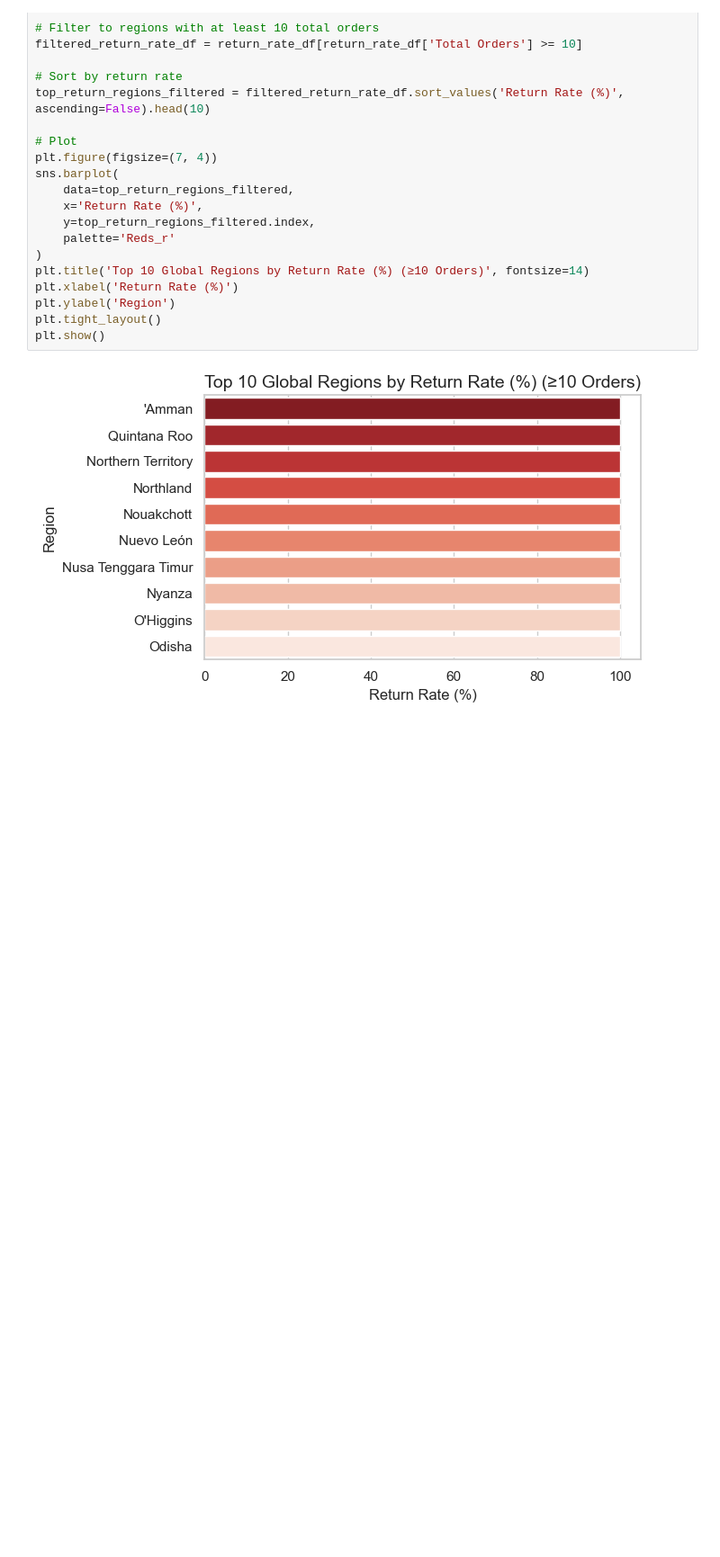
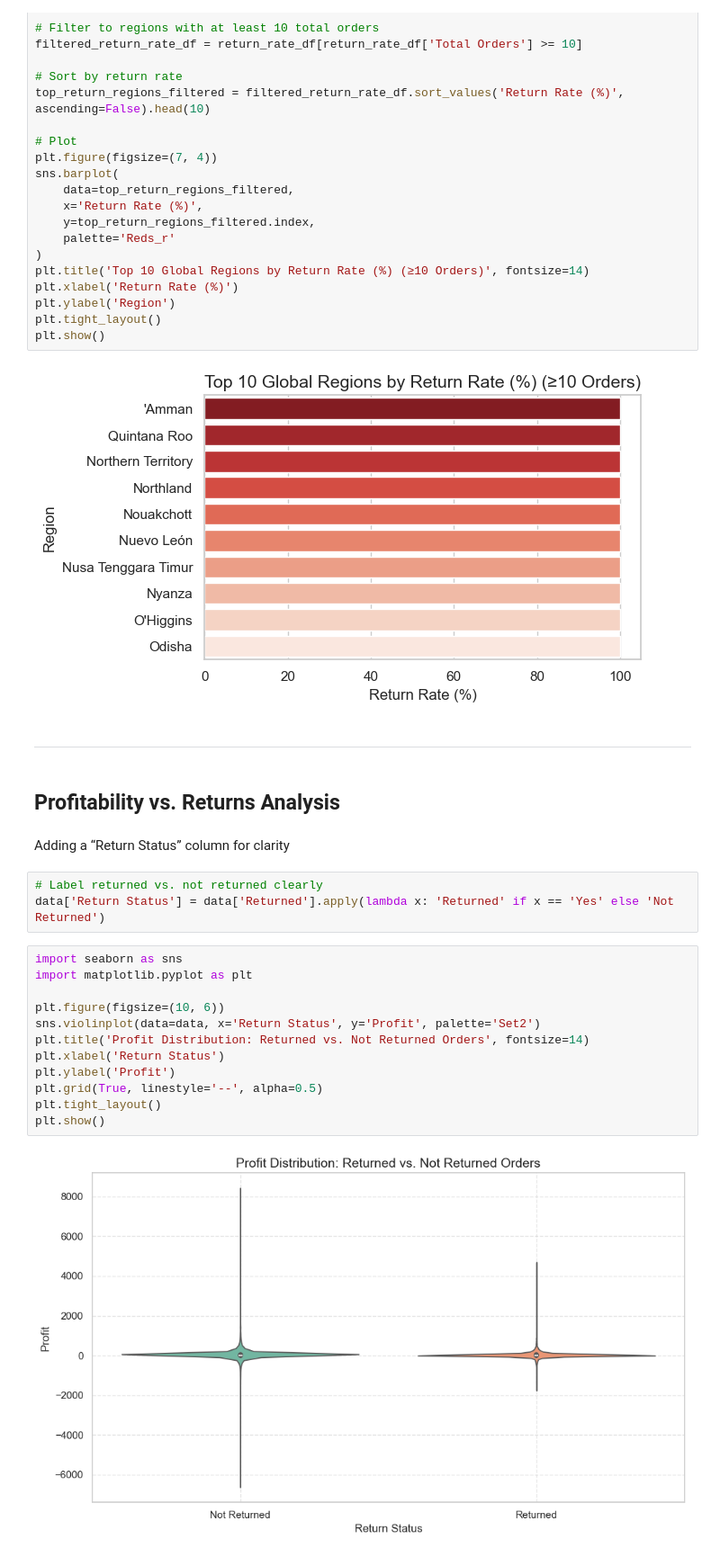
Before and after one commit to GiGiMolki/StoreSight, a Jupyter notebook: 1_notebooks/11_returns_analysis.ipynb, the cells around one changed output. Shown: that part at 90% size. Saved outputs shown, nothing was run; the diff lists cells and outputs as text; blank space fills up the shorter version.

```diff
--- a/1_notebooks/11_returns_analysis.ipynb
+++ b/1_notebooks/11_returns_analysis.ipynb
@@ -399,3 +399,26 @@ plt.tight_layout()
 plt.show()
 # %% [output]
 [figure]
+# %% [markdown]
+---
+# %% [markdown]
+## Profitability vs. Returns Analysis
+# %% [markdown]
+Adding a “Return Status” column for clarity
+# %%
+# Label returned vs. not returned clearly
+data['Return Status'] = data['Returned'].apply(lambda x: 'Returned' if x == 'Yes' else 'Not Returned')
+# %%
+import seaborn as sns
+import matplotlib.pyplot as plt
+
+plt.figure(figsize=(10, 6))
+sns.violinplot(data=data, x='Return Status', y='Profit', palette='Set2')
+plt.title('Profit Distribution: Returned vs. Not Returned Orders', fontsize=14)
+plt.xlabel('Return Status')
+plt.ylabel('Profit')
+plt.grid(True, linestyle='--', alpha=0.5)
+plt.tight_layout()
+plt.show()
+# %% [output]
+[figure, added]
```
Also changed, not shown: parts of 12 cells of this notebook, 32 other files.
